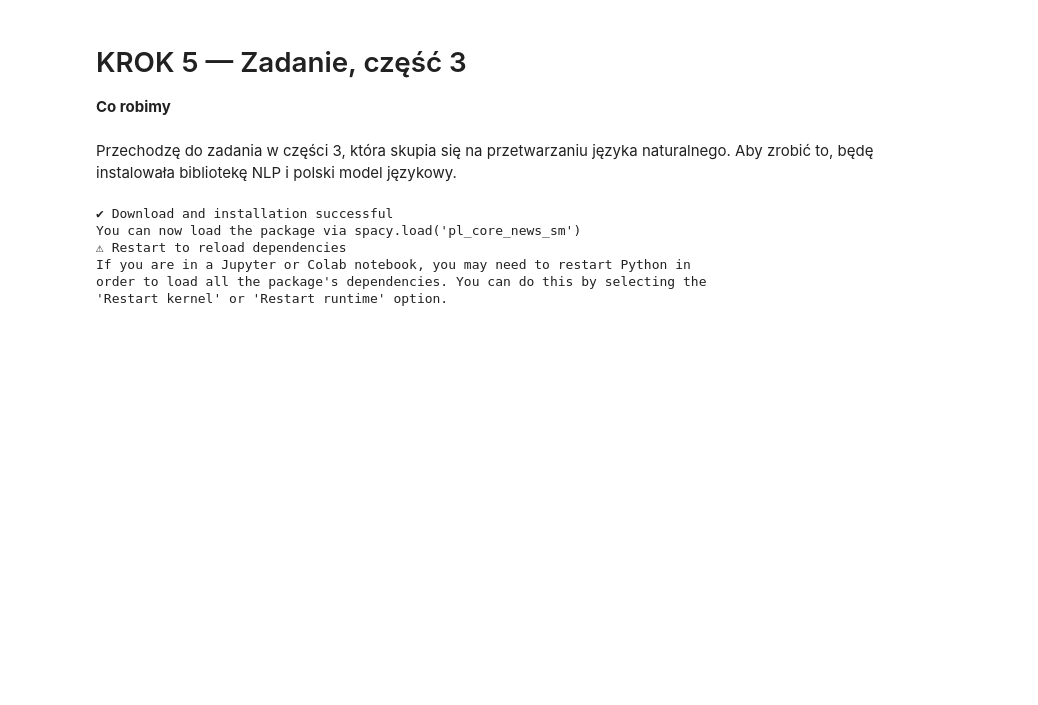
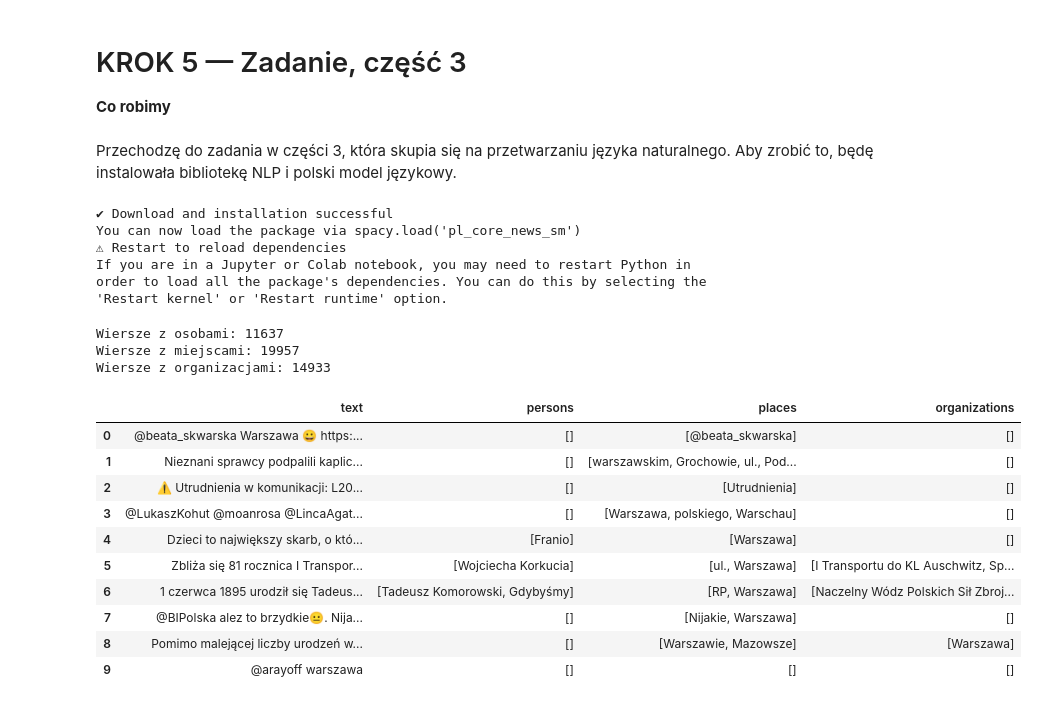
Before and after one commit to ludmilaqlawik/Projekt-zaliczeniowy-WSB, a Jupyter notebook: Projekt_zaliczeniowy_WSB.ipynb, the cells around one changed output. Saved outputs shown, nothing was run; the diff lists cells and outputs as text; code cells hidden in the pictures; blank space fills up the shorter version.

```diff
--- a/Projekt_zaliczeniowy_WSB.ipynb
+++ b/Projekt_zaliczeniowy_WSB.ipynb
@@ -967,6 +967,7 @@ import spacy
 nlp = spacy.load("pl_core_news_sm")
 # %%
 # Tworzę kolumny persons / places / organizations na podstawie polskich etykiet NER. Model spaCy dla języka polskiego zwraca etykiety persName/placeName/geogName/orgName, więc mapuję je na wymagane kolumny persons/places/organizations.
+# filtr: pomijam encje zaczynające się od "@"
 
 texts = df["text"].fillna("").astype(str).tolist()
 
@@ -980,14 +981,18 @@ for doc in nlp.pipe(texts, batch_size=50):
     orgs = []
 
     for ent in doc.ents:
+        clean_ent = ent.text.strip()
+        if clean_ent.startswith("@"):
+            continue
+
         if ent.label_ == "persName":
-            persons.append(ent.text)
+            persons.append(clean_ent)
         elif ent.label_ in ("placeName", "geogName"):
-            places.append(ent.text)
+            places.append(clean_ent)
         elif ent.label_ == "orgName":
-            orgs.append(ent.text)
+            orgs.append(clean_ent)
 
-    # usuwam duplikaty (zachowuję kolejność)
+    # usuwam duplikaty zachowując kolejność
     persons = list(dict.fromkeys(persons))
     places  = list(dict.fromkeys(places))
     orgs    = list(dict.fromkeys(orgs))
@@ -999,3 +1004,25 @@ for doc in nlp.pipe(texts, batch_size=50):
 df["persons"] = persons_list
 df["places"] = places_list
 df["organizations"] = orgs_list
+# %%
+# Kontrola
+print("Wiersze z osobami:", (df["persons"].apply(len) > 0).sum())
+print("Wiersze z miejscami:", (df["places"].apply(len) > 0).sum())
+print("Wiersze z organizacjami:", (df["organizations"].apply(len) > 0).sum())
+
+df[["text", "persons", "places", "organizations"]].head(10)
+# %% [output]
+Wiersze z osobami: 11637
+Wiersze z miejscami: 19957
+Wiersze z organizacjami: 14933
+|  | text | persons | places | organizations |
+| 0 | @beata_skwarska Warszawa 😀 https:... | [] | [@beata_skwarska] | [] |
+| 1 | Nieznani sprawcy podpalili kaplic... | [] | [warszawskim, Grochowie, ul., Pod... | [] |
+| 2 | ⚠️ Utrudnienia w komunikacji: L20... | [] | [Utrudnienia] | [] |
+| 3 | @LukaszKohut @moanrosa @LincaAgat... | [] | [Warszawa, polskiego, Warschau] | [] |
+| 4 | Dzieci to największy skarb, o któ... | [Franio] | [Warszawa] | [] |
+| 5 | Zbliża się 81 rocznica I Transpor... | [Wojciecha Korkucia] | [ul., Warszawa] | [I Transportu do KL Auschwitz, Sp... |
+| 6 | 1 czerwca 1895 urodził się Tadeus... | [Tadeusz Komorowski, Gdybyśmy] | [RP, Warszawa] | [Naczelny Wódz Polskich Sił Zbroj... |
+| 7 | @BIPolska alez to brzydkie😐. Nija... | [] | [Nijakie, Warszawa] | [] |
+| 8 | Pomimo malejącej liczby urodzeń w... | [] | [Warszawie, Mazowsze] | [Warszawa] |
+| 9 | @arayoff warszawa | [] | [] | [] |
```
